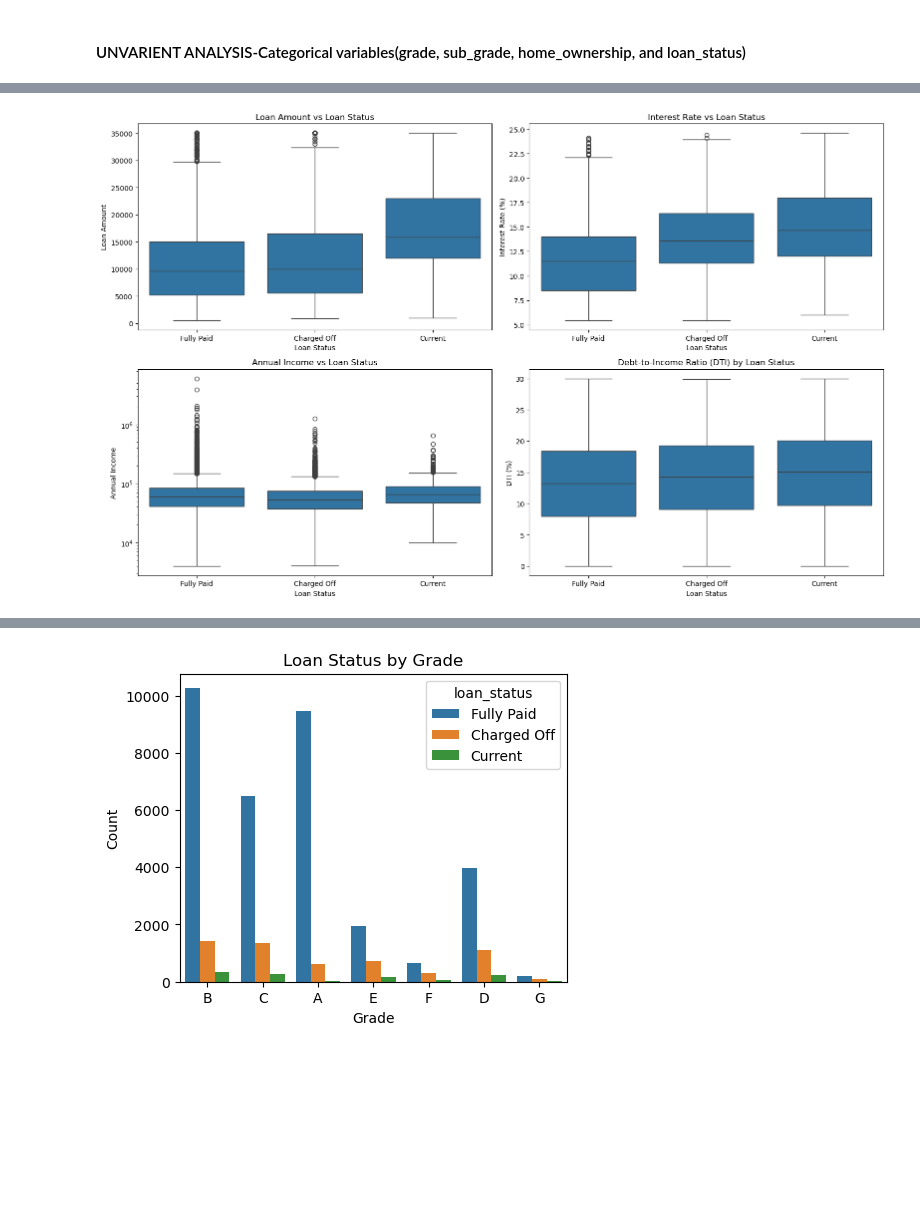
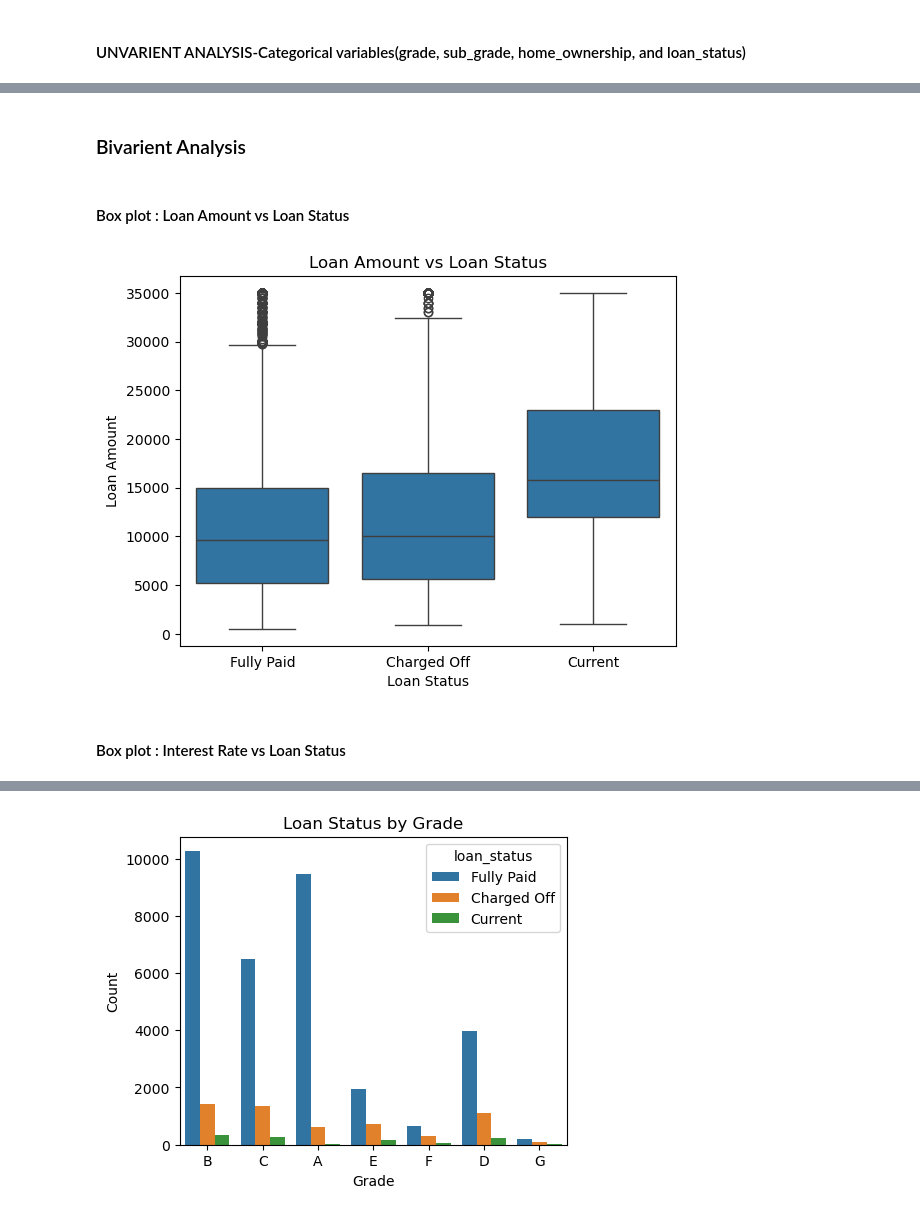
Before and after one commit to JLohani/LendingClubCaseStudy, a Jupyter notebook: Lekhana_Gowda.ipynb, the cells around one changed output, grey strips where cells are left out. Drawn from its saved outputs; the diff is of its cells as text; code cells hidden in the pictures; blank space fills up the shorter version.

```diff
--- a/Lekhana_Gowda.ipynb
+++ b/Lekhana_Gowda.ipynb
@@ -320,36 +314,14 @@ plt.show()
+# %% [markdown]
+<h3> Bivarient Analysis</h3>
+# %% [markdown]
+<h4>Box plot : Loan Amount vs Loan Status</h4>
 # %%
-
-
-# Create a 2x2 grid for the boxplots
-fig, axes = plt.subplots(2, 2, figsize=(16, 10))  # 2 rows, 2 columns
-
-# Plot 1: Loan Amount vs Loan Status
-sns.boxplot(data=data, x='loan_status', y='loan_amnt', ax=axes[0, 0])
-axes[0, 0].set_title('Loan Amount vs Loan Status')
-axes[0, 0].set_xlabel('Loan Status')
-axes[0, 0].set_ylabel('Loan Amount')
-
-# Plot 2: Interest Rate vs Loan Status
-sns.boxplot(data=data, x='loan_status', y='int_rate', ax=axes[0, 1])
-axes[0, 1].set_title('Interest Rate vs Loan Status')
-axes[0, 1].set_xlabel('Loan Status')
-axes[0, 1].set_ylabel('Interest Rate (%)')
-
-# Plot 3: Annual Income vs Loan Status (Log Scale)
-sns.boxplot(data=data, x='loan_status', y='annual_inc', ax=axes[1, 0])
-axes[1, 0].set_title('Annual Income vs Loan Status')
-axes[1, 0].set_xlabel('Loan Status')
-axes[1, 0].set_ylabel('Annual Income')
-axes[1, 0].set_yscale('log')  # Use log scale for better visualization
-
-# Plot 4: Debt-to-Income Ratio (DTI) by Loan Status
-sns.boxplot(data=data, x='loan_status', y='dti', ax=axes[1, 1])
-axes[1, 1].set_title('Debt-to-Income Ratio (DTI) by Loan Status')
-axes[1, 1].set_xlabel('Loan Status')
-axes[1, 1].set_ylabel('DTI (%)')
-
-# Adjust layout for better spacing
-plt.tight_layout()
+sns.boxplot(data=data, x='loan_status', y='loan_amnt')
+plt.title('Loan Amount vs Loan Status')
+plt.xlabel('Loan Status')
+plt.ylabel('Loan Amount')
 plt.show()
 # %% [output]
-[figure, old version]
+[figure, new version]
+# %% [markdown]
+<h4>Box plot : Interest Rate vs Loan Status</h4>
```
Also changed, not shown: parts of 27 cells of this notebook, 1 other file.
